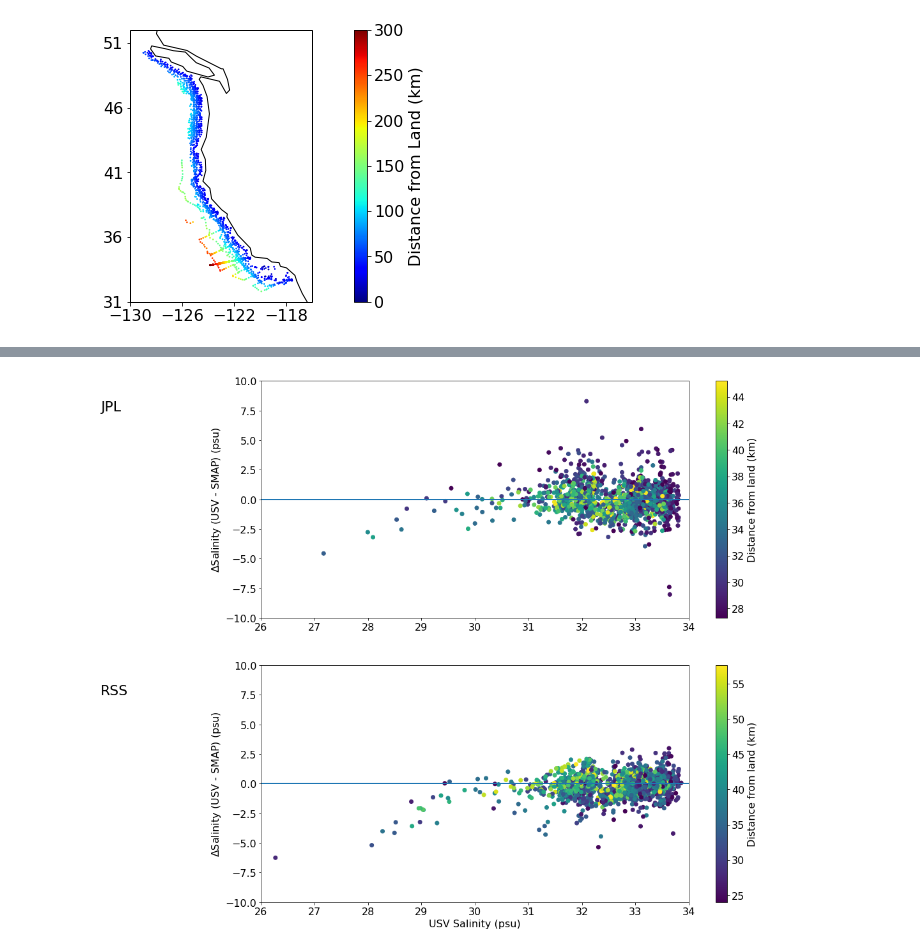
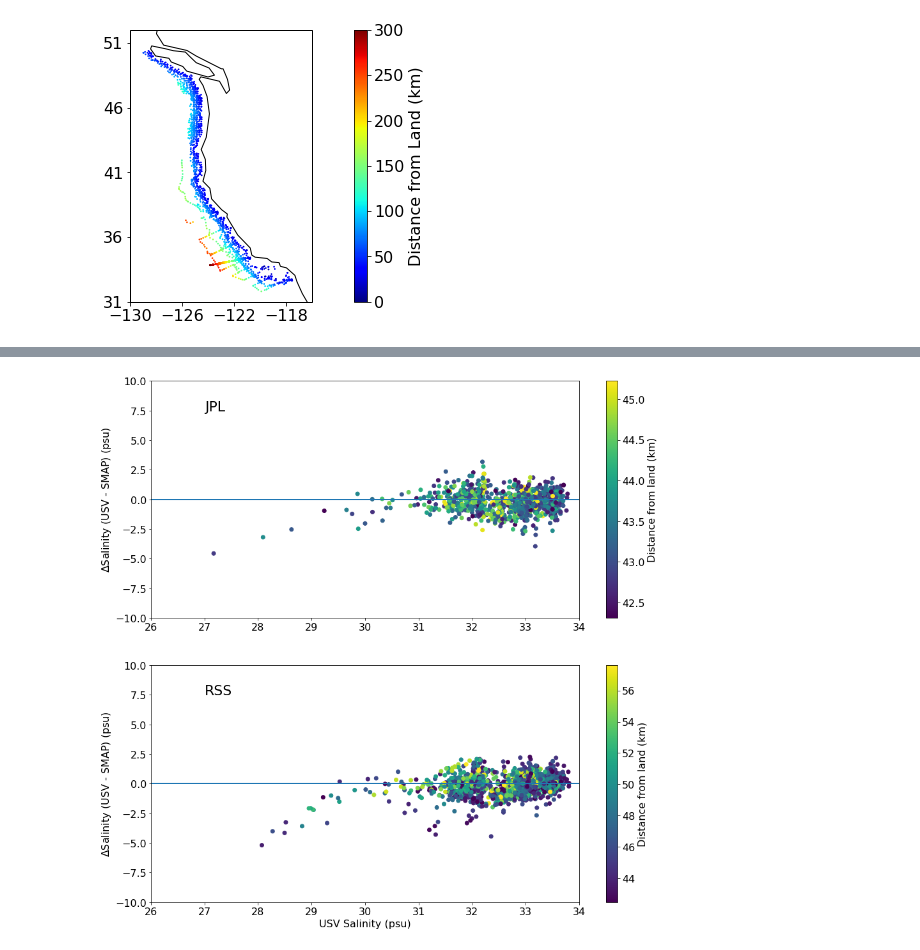
Before and after one commit to cgentemann/salinity, a Jupyter notebook: Image orbital SSS collocations west coast.ipynb, the cells around one changed output, grey strips where cells are left out. Drawn from its saved outputs; the diff is of its cells as text; code cells hidden in the pictures.

```diff
--- a/Image orbital SSS collocations west coast.ipynb
+++ b/Image orbital SSS collocations west coast.ipynb
@@ -183,7 +183,7 @@ for i in range(len(ds_usv.trajectory)):
     plt.plot(ds.time,ds.lat,'.',color='b',linewidth=3)
     ds=ds_colR.isel(trajectory=i)
     plt.plot(ds.time,ds.lat,'.',color='m')
-    plt.plot([np.datetime64('2019-06-19'),np.datetime64('2019-08-05')],[35,35],'r',linewidth=10) #DATA OUTAGE
+    plt.plot([np.datetime64('2019-06-19'),np.datetime64('2019-07-23')],[35,35],'r',linewidth=10) #DATA OUTAGE
 fig_fname = 'C:/Users/gentemann/Google Drive/f_drive/docs/projects/SSS/figures/west_coast_coll_cruises_timeseriesJPL.png'
 plt.savefig(fig_fname, transparent=False, format='png')
 # %% [output]
@@ -227,0 +248,7 @@ plt.savefig(fig_fname, transparent=False, format='png')
+# %%
+ds = ds_colR.isel(trajectory=6)
+ds = ds.where((ds.dist_land>25) & (ds.SAL_CTD_MEAN>26))
+dif = ds.SAL_CTD_MEAN,ds.SAL_CTD_MEAN-ds.smap_SSS
+plt.subplot(2,1,1)
+plt.scatter(ds.smap_iqc_flag,ds.SAL_CTD_MEAN-ds.smap_SSS,c=ds.dist_land)
+#plt.scatter(ds.dist_land,ds.SAL_CTD_MEAN-ds.smap_SSS,c=ds.dist_land)
@@ -228,26 +258,28 @@ plt.savefig(fig_fname, transparent=False, format='png')
 # %%
 plt.rcParams['figure.figsize'] = (15.0,15.0)
 plt.rcParams.update({'font.size': 16})
 for i in range(13):
     ds = ds_colJ.isel(trajectory=i)
-    ds = ds.where((ds.dist_land>25) & (ds.SAL_CTD_MEAN>26))
+    ds = ds.where((ds.dist_land>25) & (ds.SAL_CTD_MEAN>26) & (ds.smap_iqc_flag<1))
     dif = ds.SAL_CTD_MEAN,ds.SAL_CTD_MEAN-ds.smap_SSS
     plt.subplot(2,1,1)
     plt.scatter(ds.SAL_CTD_MEAN,ds.SAL_CTD_MEAN-ds.smap_SSS,c=ds.dist_land)
     plt.axhline(0)
-plt.text(23,7.5,'JPL',fontsize=22)
+plt.text(27,7.5,'JPL',fontsize=22)
 plt.xlim(26,34),plt.ylim(-10,10),plt.ylabel('$\Delta$Salinity (USV - SMAP) (psu)')
 cb=plt.colorbar(label='Distance from land (km)')
 for i in range(13):
     ds = ds_colR.isel(trajectory=i)
+    #ds = ds.where((ds.smap_iqc_flag<1))
+    ds = ds.where((ds.dist_land>40) & (ds.smap_iqc_flag<10000))
     dif = ds.SAL_CTD_MEAN,ds.SAL_CTD_MEAN-ds.smap_SSS
     plt.subplot(2,1,2)
     plt.axhline(0)
     plt.scatter(ds.SAL_CTD_MEAN,ds.SAL_CTD_MEAN-ds.smap_SSS,c=ds.dist_land)
-plt.text(23,7.5,'RSS',fontsize=22)
+plt.text(27,7.5,'RSS',fontsize=22)
 plt.xlim(26,34),plt.ylim(-10,10),plt.ylabel('$\Delta$Salinity (USV - SMAP) (psu)'),plt.xlabel('USV Salinity (psu)')
 cb=plt.colorbar(label='Distance from land (km)')
 fig_fname = 'C:/Users/gentemann/Google Drive/f_drive/docs/projects/SSS/figures/west_coast_collocations_sal_scatter.png'
 plt.savefig(fig_fname, transparent=False, format='png')
 # %% [output]
-[figure, old version]
+[figure, new version]
```
Also changed, not shown: parts of 14 cells of this notebook, 3 other files.
